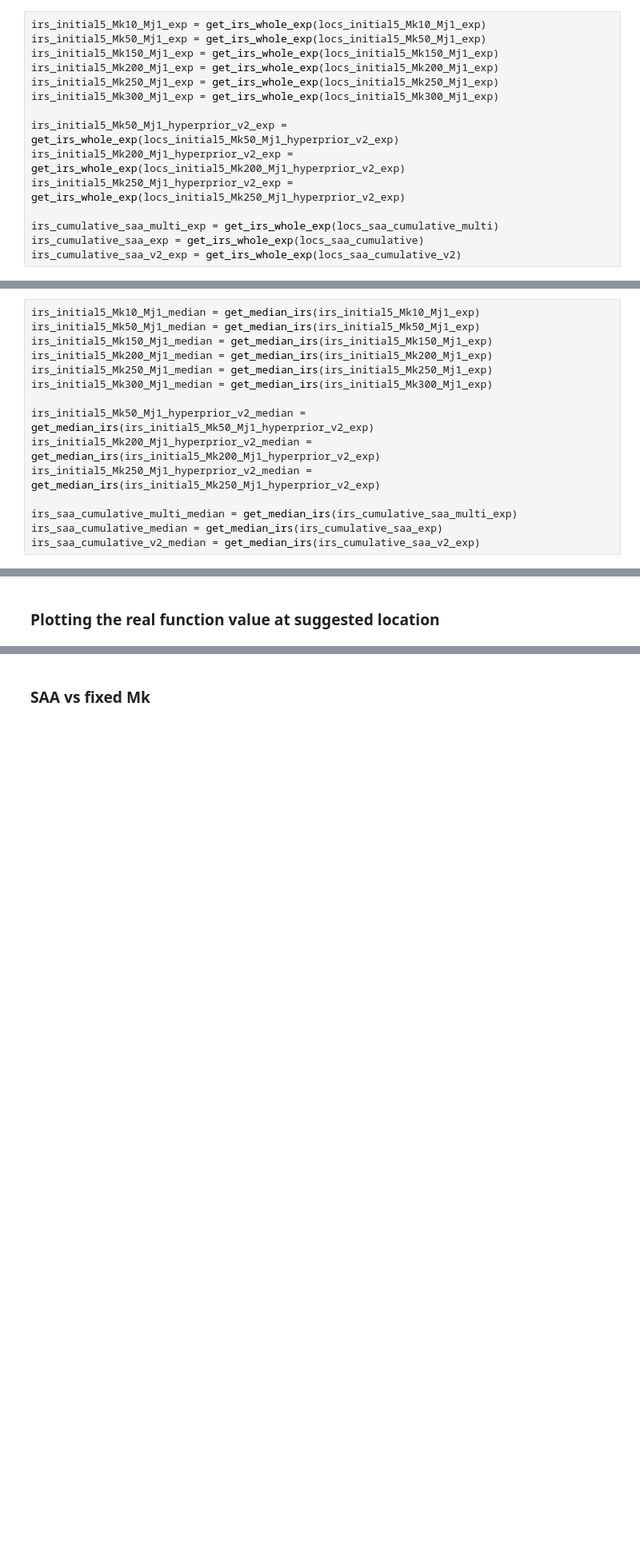
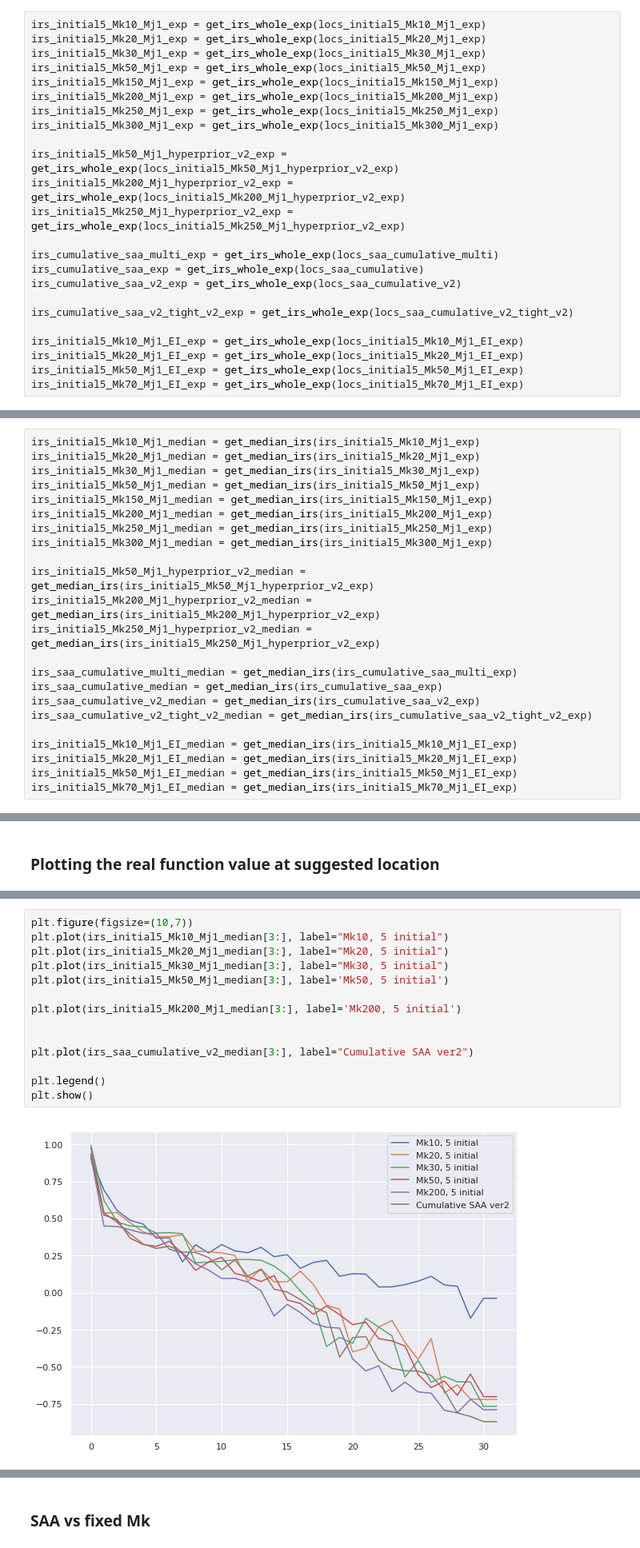
Before and after one commit to kkh8676/opt_functions, a Jupyter notebook: exp_result/levy_Mk_Mj_SAA_final.ipynb, the cells around one changed output, grey strips where cells are left out. Shown at 80% size. Drawn from its saved outputs; the diff is of its cells as text; blank space fills up the shorter version.

```diff
--- a/exp_result/levy_Mk_Mj_SAA_final.ipynb
+++ b/exp_result/levy_Mk_Mj_SAA_final.ipynb
@@ -255,6 +349,8 @@ sugg_obj_cumulative_saa_v2_std_err = np.std(sugg_obj_cumulative_saa_v2_exp, axis
 ### Getting IR values for look optimization performances
 # %%
 irs_initial5_Mk10_Mj1_exp = get_irs_whole_exp(locs_initial5_Mk10_Mj1_exp)
+irs_initial5_Mk20_Mj1_exp = get_irs_whole_exp(locs_initial5_Mk20_Mj1_exp)
+irs_initial5_Mk30_Mj1_exp = get_irs_whole_exp(locs_initial5_Mk30_Mj1_exp)
 irs_initial5_Mk50_Mj1_exp = get_irs_whole_exp(locs_initial5_Mk50_Mj1_exp)
 irs_initial5_Mk150_Mj1_exp = get_irs_whole_exp(locs_initial5_Mk150_Mj1_exp)
 irs_initial5_Mk200_Mj1_exp = get_irs_whole_exp(locs_initial5_Mk200_Mj1_exp)
@@ -268,6 +364,13 @@ irs_initial5_Mk250_Mj1_hyperprior_v2_exp = get_irs_whole_exp(locs_initial5_Mk250
 irs_cumulative_saa_multi_exp = get_irs_whole_exp(locs_saa_cumulative_multi)
 irs_cumulative_saa_exp = get_irs_whole_exp(locs_saa_cumulative)
 irs_cumulative_saa_v2_exp = get_irs_whole_exp(locs_saa_cumulative_v2)
+
+irs_cumulative_saa_v2_tight_v2_exp = get_irs_whole_exp(locs_saa_cumulative_v2_tight_v2)
+
+irs_initial5_Mk10_Mj1_EI_exp = get_irs_whole_exp(locs_initial5_Mk10_Mj1_EI_exp)
+irs_initial5_Mk20_Mj1_EI_exp = get_irs_whole_exp(locs_initial5_Mk20_Mj1_EI_exp)
+irs_initial5_Mk50_Mj1_EI_exp = get_irs_whole_exp(locs_initial5_Mk50_Mj1_EI_exp)
+irs_initial5_Mk70_Mj1_EI_exp = get_irs_whole_exp(locs_initial5_Mk70_Mj1_EI_exp)
 # %% [markdown]
 ### Get averaged and median value of IR
 # %%
@@ -288,5 +399,7 @@ irs_cumulative_saa_v2_avg = get_avg_irs(irs_cumulative_saa_v2_exp)
 # %%
 irs_initial5_Mk10_Mj1_median = get_median_irs(irs_initial5_Mk10_Mj1_exp)
+irs_initial5_Mk20_Mj1_median = get_median_irs(irs_initial5_Mk20_Mj1_exp)
+irs_initial5_Mk30_Mj1_median = get_median_irs(irs_initial5_Mk30_Mj1_exp)
 irs_initial5_Mk50_Mj1_median = get_median_irs(irs_initial5_Mk50_Mj1_exp)
 irs_initial5_Mk150_Mj1_median = get_median_irs(irs_initial5_Mk150_Mj1_exp)
 irs_initial5_Mk200_Mj1_median = get_median_irs(irs_initial5_Mk200_Mj1_exp)
@@ -300,5 +413,11 @@ irs_initial5_Mk250_Mj1_hyperprior_v2_median = get_median_irs(irs_initial5_Mk250_
 irs_saa_cumulative_multi_median = get_median_irs(irs_cumulative_saa_multi_exp)
 irs_saa_cumulative_median = get_median_irs(irs_cumulative_saa_exp)
 irs_saa_cumulative_v2_median = get_median_irs(irs_cumulative_saa_v2_exp)
+irs_saa_cumulative_v2_tight_v2_median = get_median_irs(irs_cumulative_saa_v2_tight_v2_exp)
+
+irs_initial5_Mk10_Mj1_EI_median = get_median_irs(irs_initial5_Mk10_Mj1_EI_exp)
+irs_initial5_Mk20_Mj1_EI_median = get_median_irs(irs_initial5_Mk20_Mj1_EI_exp)
+irs_initial5_Mk50_Mj1_EI_median = get_median_irs(irs_initial5_Mk50_Mj1_EI_exp)
+irs_initial5_Mk70_Mj1_EI_median = get_median_irs(irs_initial5_Mk70_Mj1_EI_exp)
 # %%
 irs_initial5_Mk10_Mj1_std_err = get_std_err_irs(irs_initial5_Mk10_Mj1_exp)
@@ -315,0 +467,16 @@ irs_cumulative_saa_v2_std_err = get_std_err_irs(irs_cumulative_saa_v2_exp)
+# %%
+plt.figure(figsize=(10,7))
+plt.plot(irs_initial5_Mk10_Mj1_median[3:], label="Mk10, 5 initial")
+plt.plot(irs_initial5_Mk20_Mj1_median[3:], label="Mk20, 5 initial")
+plt.plot(irs_initial5_Mk30_Mj1_median[3:], label="Mk30, 5 initial")
+plt.plot(irs_initial5_Mk50_Mj1_median[3:], label='Mk50, 5 initial')
+
+plt.plot(irs_initial5_Mk200_Mj1_median[3:], label='Mk200, 5 initial')
+
+
+plt.plot(irs_saa_cumulative_v2_median[3:], label="Cumulative SAA ver2")
+
+plt.legend()
+plt.show()
+# %% [output]
+[figure, added]
```
Also changed, not shown: parts of 25 cells of this notebook.
